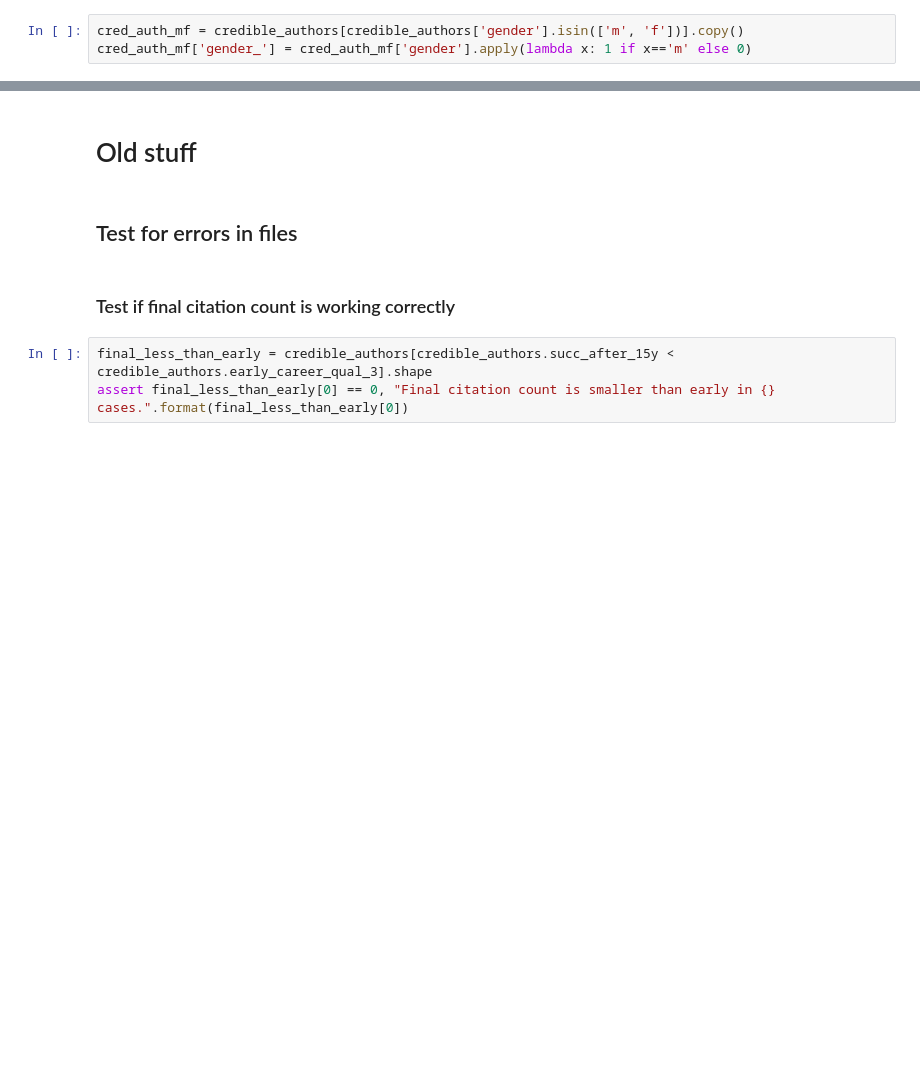
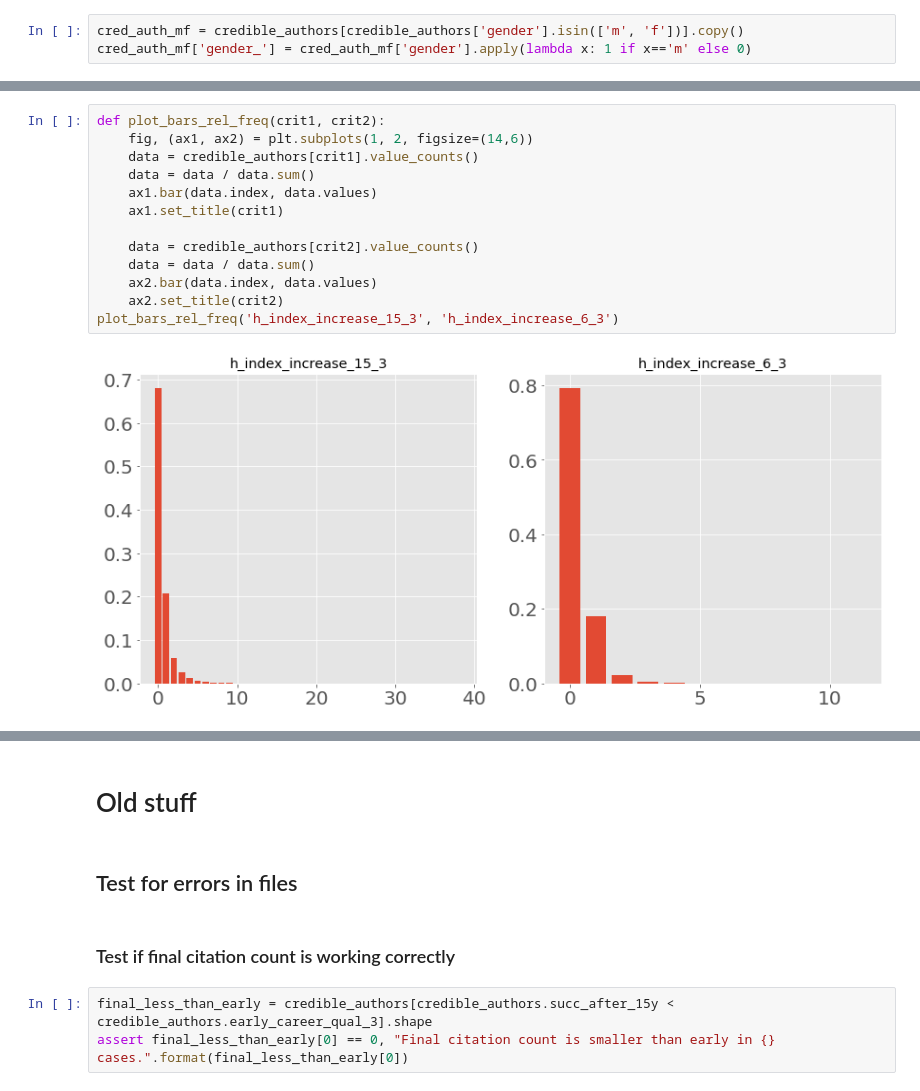
Before and after one commit to gesiscss/inequality, a Jupyter notebook: 1.Descriptive.ipynb, the cells around one changed output, grey strips where cells are left out. Saved outputs shown, nothing was run; the diff lists cells and outputs as text; blank space fills up the shorter version.

```diff
--- a/1.Descriptive.ipynb
+++ b/1.Descriptive.ipynb
@@ -123,0 +130,15 @@ plt.show()
+# %%
+def plot_bars_rel_freq(crit1, crit2):
+    fig, (ax1, ax2) = plt.subplots(1, 2, figsize=(14,6))
+    data = credible_authors[crit1].value_counts()
+    data = data / data.sum()
+    ax1.bar(data.index, data.values)
+    ax1.set_title(crit1)
+
+    data = credible_authors[crit2].value_counts()
+    data = data / data.sum()
+    ax2.bar(data.index, data.values)
+    ax2.set_title(crit2)
+plot_bars_rel_freq('h_index_increase_15_3', 'h_index_increase_6_3')
+# %% [output]
+[figure, added]
```
Also changed, not shown: parts of 43 cells of this notebook, 6 other files.
